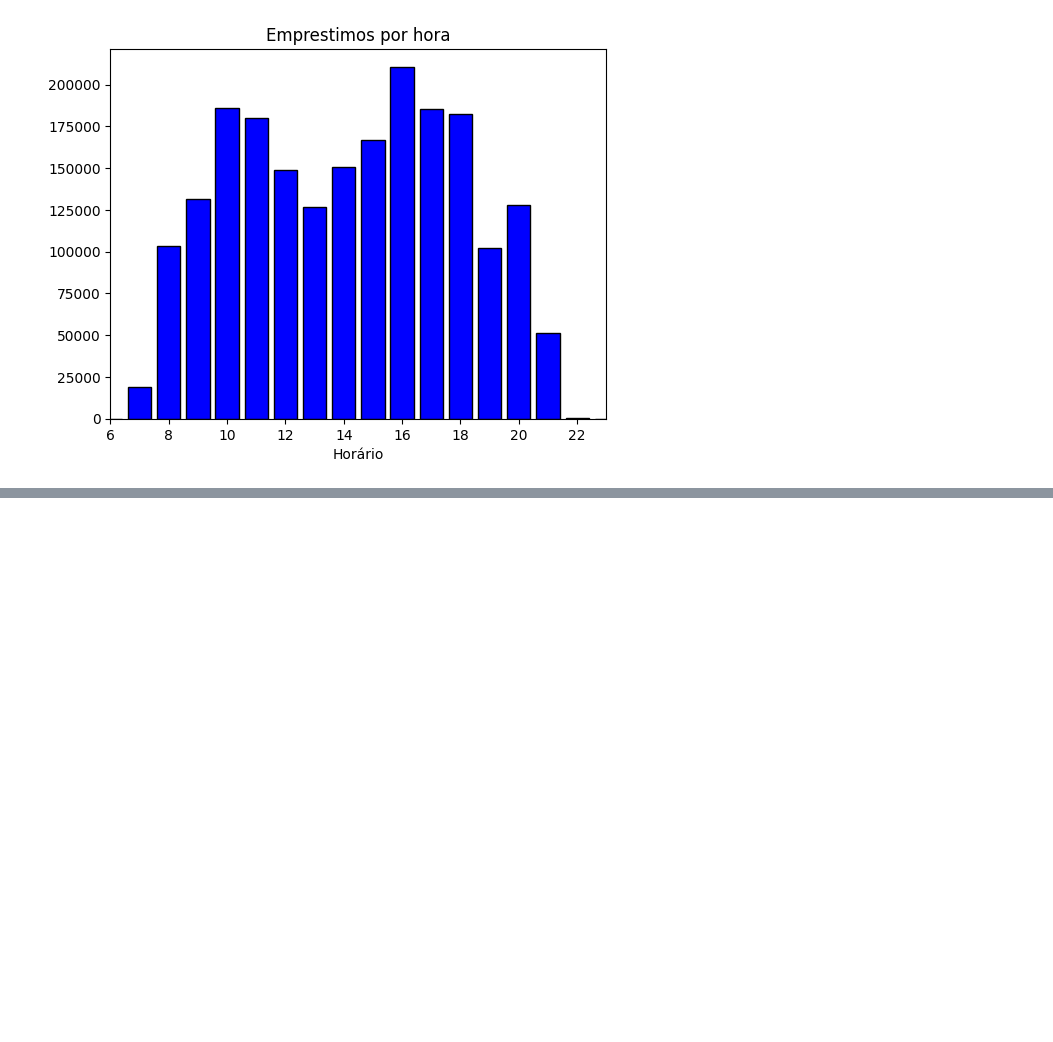
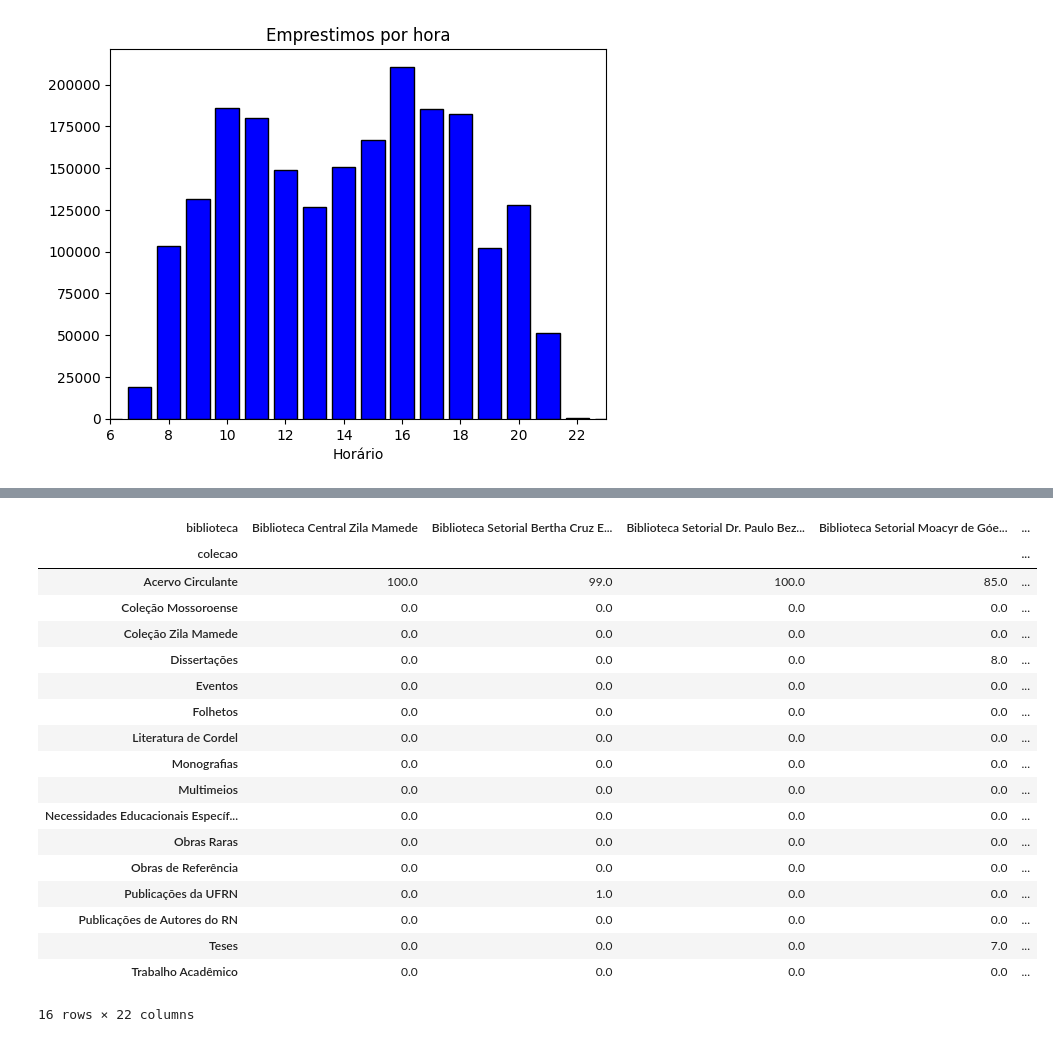
Before and after one commit to thaisornellas/tha_is_learning, a Jupyter notebook: 7days.ipynb, the cells around one changed output, grey strips where cells are left out. Saved outputs shown, nothing was run; the diff lists cells and outputs as text; code cells hidden in the pictures; blank space fills up the shorter version.

```diff
--- a/7days.ipynb
+++ b/7days.ipynb
@@ -388,0 +538,22 @@ Nota se uma maior demanda as 10h na parte da manhã e as 16h na parte da tarde.
+# %%
+relacao_variaveis('colecao', 'biblioteca', 'porcentagem')
+# %% [output]
+| biblioteca | Biblioteca Central Zila Mamede | Biblioteca Setorial Bertha Cruz E... | Biblioteca Setorial Dr. Paulo Bez... | Biblioteca Setorial Moacyr de Góe... | ... |
+| colecao |  |  |  |  | ... |
+| Acervo Circulante | 100.0 | 99.0 | 100.0 | 85.0 | ... |
+| Coleção Mossoroense | 0.0 | 0.0 | 0.0 | 0.0 | ... |
+| Coleção Zila Mamede | 0.0 | 0.0 | 0.0 | 0.0 | ... |
+| Dissertações | 0.0 | 0.0 | 0.0 | 8.0 | ... |
+| Eventos | 0.0 | 0.0 | 0.0 | 0.0 | ... |
+| Folhetos | 0.0 | 0.0 | 0.0 | 0.0 | ... |
+| Literatura de Cordel | 0.0 | 0.0 | 0.0 | 0.0 | ... |
+| Monografias | 0.0 | 0.0 | 0.0 | 0.0 | ... |
+| Multimeios | 0.0 | 0.0 | 0.0 | 0.0 | ... |
+| Necessidades Educacionais Específ... | 0.0 | 0.0 | 0.0 | 0.0 | ... |
+| Obras Raras | 0.0 | 0.0 | 0.0 | 0.0 | ... |
+| Obras de Referência | 0.0 | 0.0 | 0.0 | 0.0 | ... |
+| Publicações da UFRN | 0.0 | 1.0 | 0.0 | 0.0 | ... |
+| Publicações de Autores do RN | 0.0 | 0.0 | 0.0 | 0.0 | ... |
+| Teses | 0.0 | 0.0 | 0.0 | 7.0 | ... |
+| Trabalho Acadêmico | 0.0 | 0.0 | 0.0 | 0.0 | ... |
+16 rows × 22 columns
```
Also changed, not shown: parts of 25 cells of this notebook.
